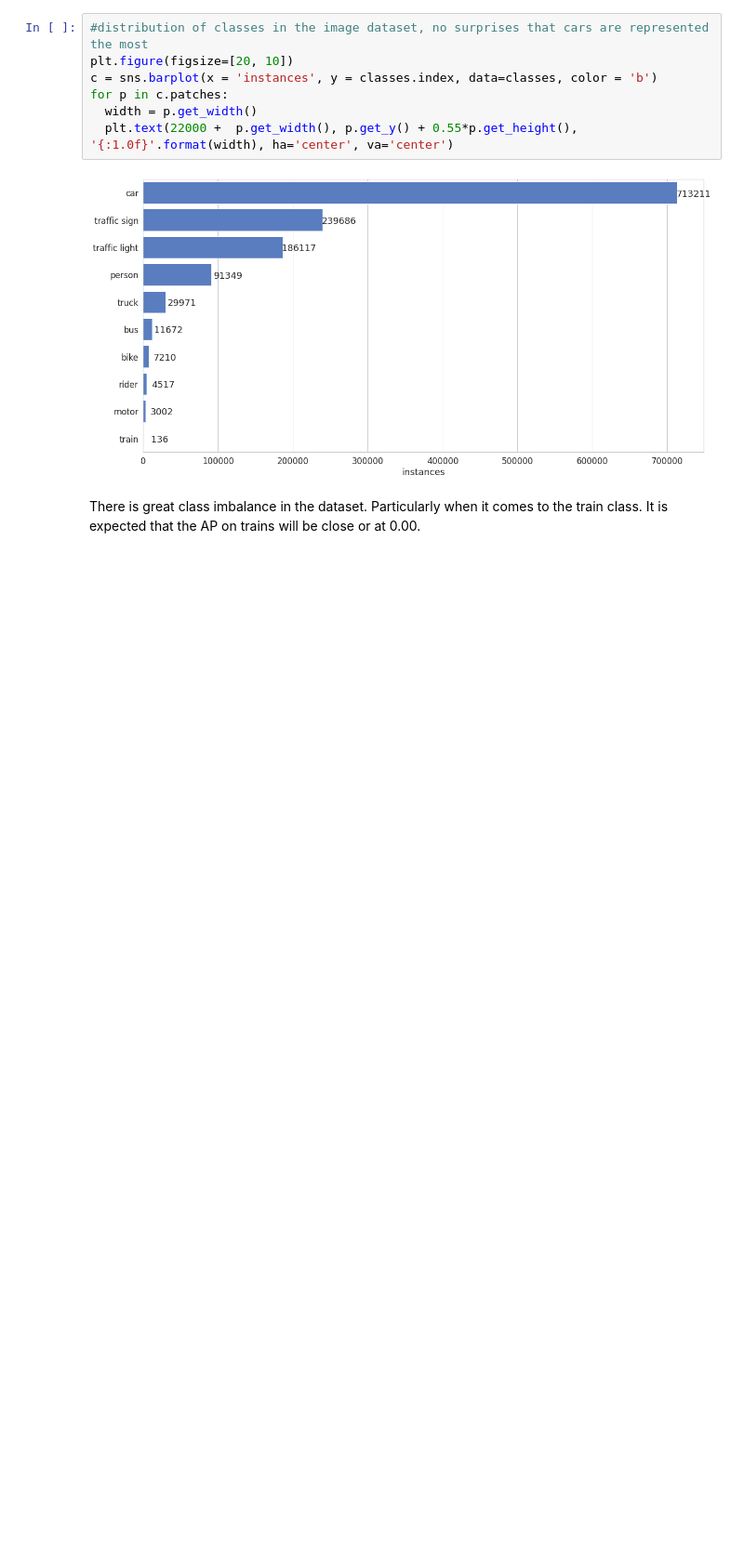
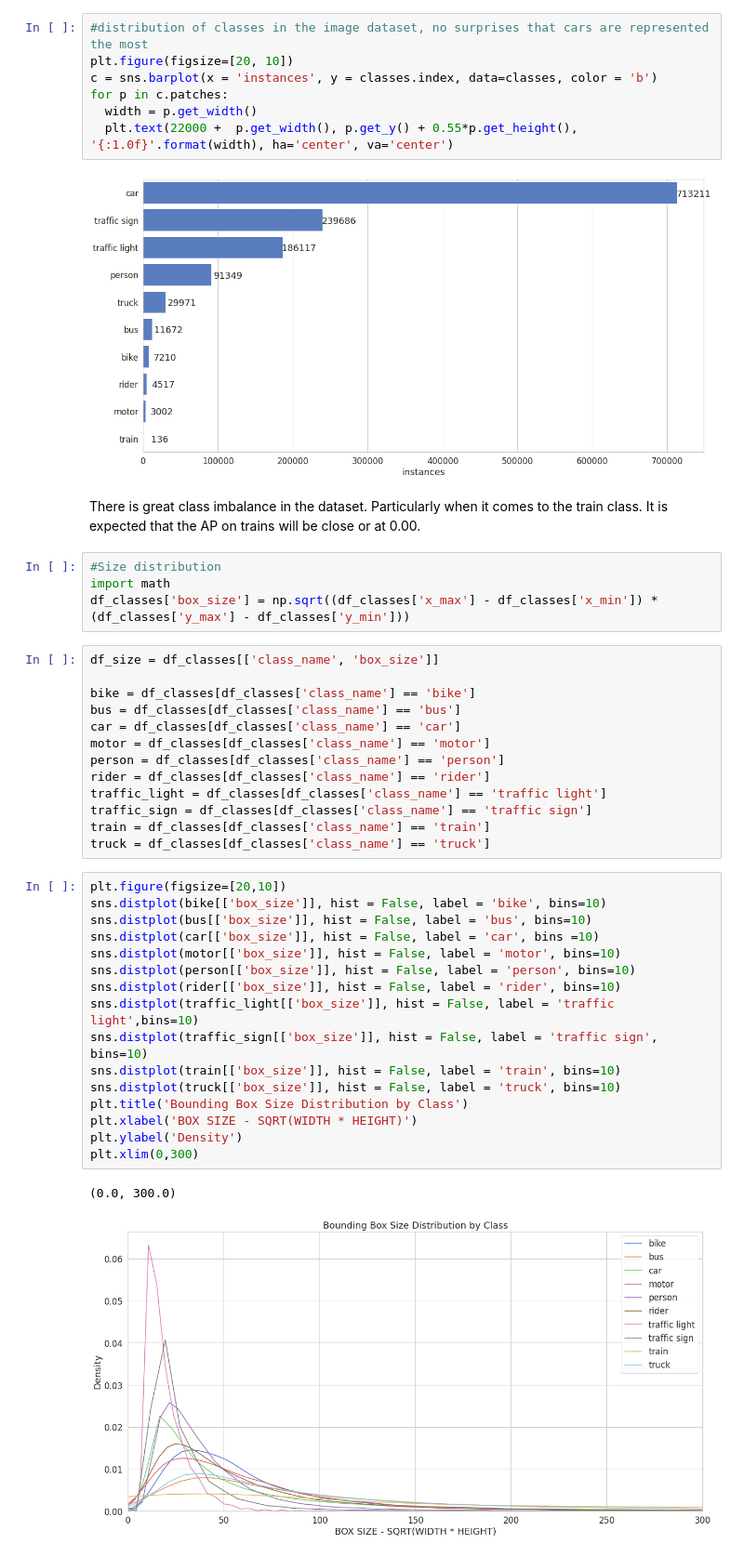
Before and after one commit to jacob-ieyoub/Berkeley-Deep-Drive-Object-Detection, a Jupyter notebook: BDD_EDA.ipynb, the cells around one changed output. Shown: that part at 93% size. Cells and saved outputs as stored; diff of their text form; blank space fills up the shorter version.

```diff
--- a/BDD_EDA.ipynb
+++ b/BDD_EDA.ipynb
@@ -245,3 +247,39 @@ for p in c.patches:
 [figure]
 # %% [markdown]
 There is great class imbalance in the dataset. Particularly when it comes to the train class. It is expected that the AP on trains will be close or at 0.00.
+# %%
+#Size distribution
+import math
+df_classes['box_size'] = np.sqrt((df_classes['x_max'] - df_classes['x_min']) * (df_classes['y_max'] - df_classes['y_min']))
+# %%
+df_size = df_classes[['class_name', 'box_size']]
+
+bike = df_classes[df_classes['class_name'] == 'bike']
+bus = df_classes[df_classes['class_name'] == 'bus']
+car = df_classes[df_classes['class_name'] == 'car']
+motor = df_classes[df_classes['class_name'] == 'motor']
+person = df_classes[df_classes['class_name'] == 'person']
+rider = df_classes[df_classes['class_name'] == 'rider']
+traffic_light = df_classes[df_classes['class_name'] == 'traffic light']
+traffic_sign = df_classes[df_classes['class_name'] == 'traffic sign']
+train = df_classes[df_classes['class_name'] == 'train']
+truck = df_classes[df_classes['class_name'] == 'truck']
+# %%
+plt.figure(figsize=[20,10])
+sns.distplot(bike[['box_size']], hist = False, label = 'bike', bins=10)
+sns.distplot(bus[['box_size']], hist = False, label = 'bus', bins=10)
+sns.distplot(car[['box_size']], hist = False, label = 'car', bins =10)
+sns.distplot(motor[['box_size']], hist = False, label = 'motor', bins=10)
+sns.distplot(person[['box_size']], hist = False, label = 'person', bins=10)
+sns.distplot(rider[['box_size']], hist = False, label = 'rider', bins=10)
+sns.distplot(traffic_light[['box_size']], hist = False, label = 'traffic light',bins=10)
+sns.distplot(traffic_sign[['box_size']], hist = False, label = 'traffic sign', bins=10)
+sns.distplot(train[['box_size']], hist = False, label = 'train', bins=10)
+sns.distplot(truck[['box_size']], hist = False, label = 'truck', bins=10)
+plt.title('Bounding Box Size Distribution by Class')
+plt.xlabel('BOX SIZE - SQRT(WIDTH * HEIGHT)')
+plt.ylabel('Density')
+plt.xlim(0,300)
+# %% [output]
+(0.0, 300.0)
+[figure, added]
```
Also changed, not shown: parts of 6 cells of this notebook.
